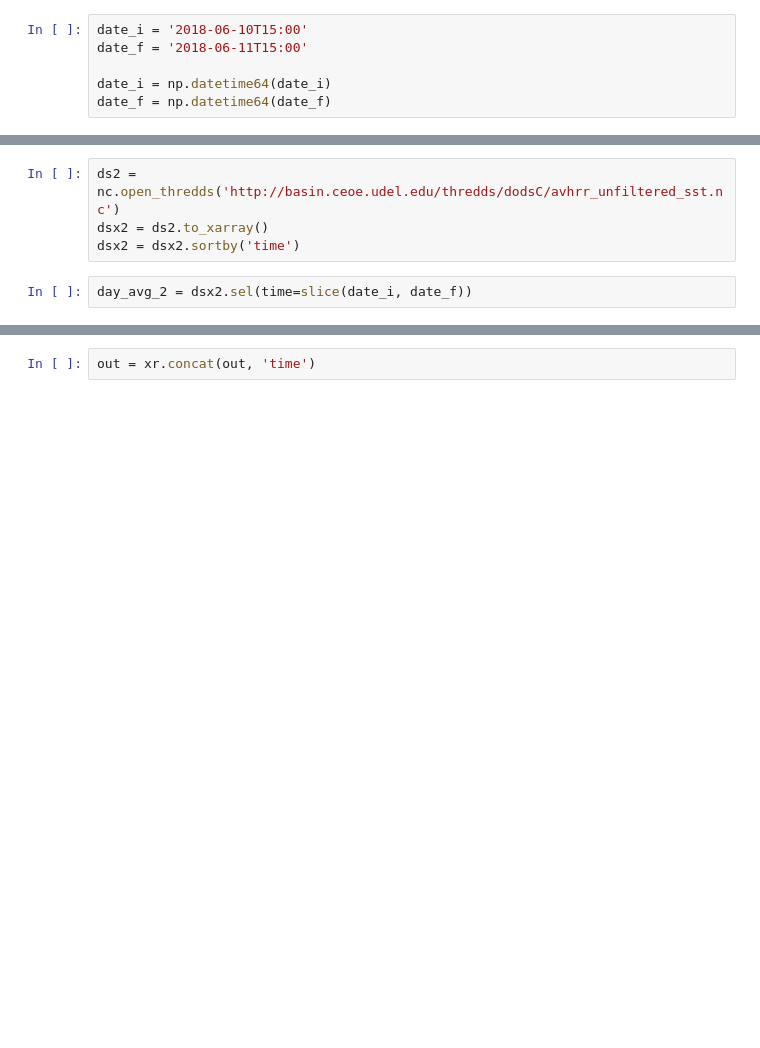
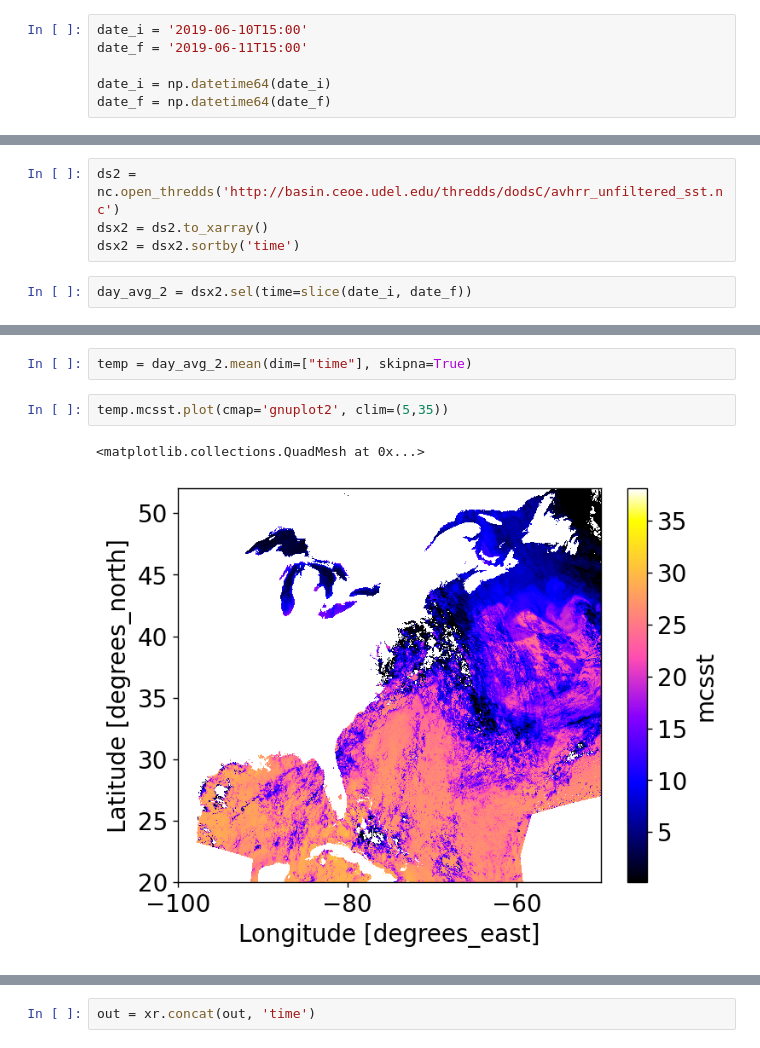
Before and after one commit to Gilaverbuch/py_sst, a Jupyter notebook: SST.ipynb, the cells around one changed output, grey strips where cells are left out. Cells and saved outputs as stored; diff of their text form; blank space fills up the shorter version.

```diff
--- a/SST.ipynb
+++ b/SST.ipynb
@@ -28,6 +34,6 @@ from src.pysst.pysst import load_data
 # %%
-date_i = '2018-06-10T15:00'
-date_f = '2018-06-11T15:00'
+date_i = '2019-06-10T15:00'
+date_f = '2019-06-11T15:00'
 
 date_i = np.datetime64(date_i)
 date_f = np.datetime64(date_f)
@@ -52,3 +97,10 @@ day_avg_2.isel(time=4).mcsst.plot(cmap='gnuplot2', clim=(5,35))
+# %%
+temp = day_avg_2.mean(dim=["time"], skipna=True)
+# %%
+temp.mcsst.plot(cmap='gnuplot2', clim=(5,35))
+# %% [output]
+<matplotlib.collections.QuadMesh at 0x...>
+[figure, added]
 # %%
 def mean_sst(xr1, xr2):
     '''
```
Also changed, not shown: parts of 14 cells of this notebook.
